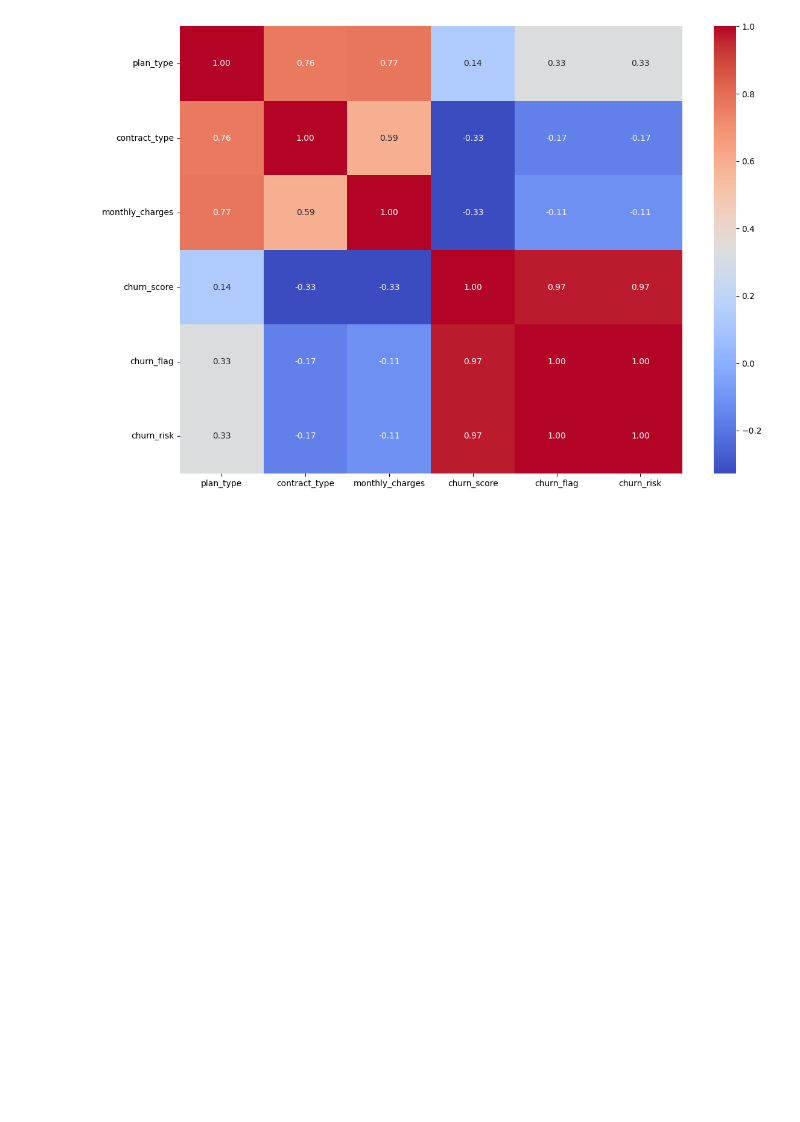
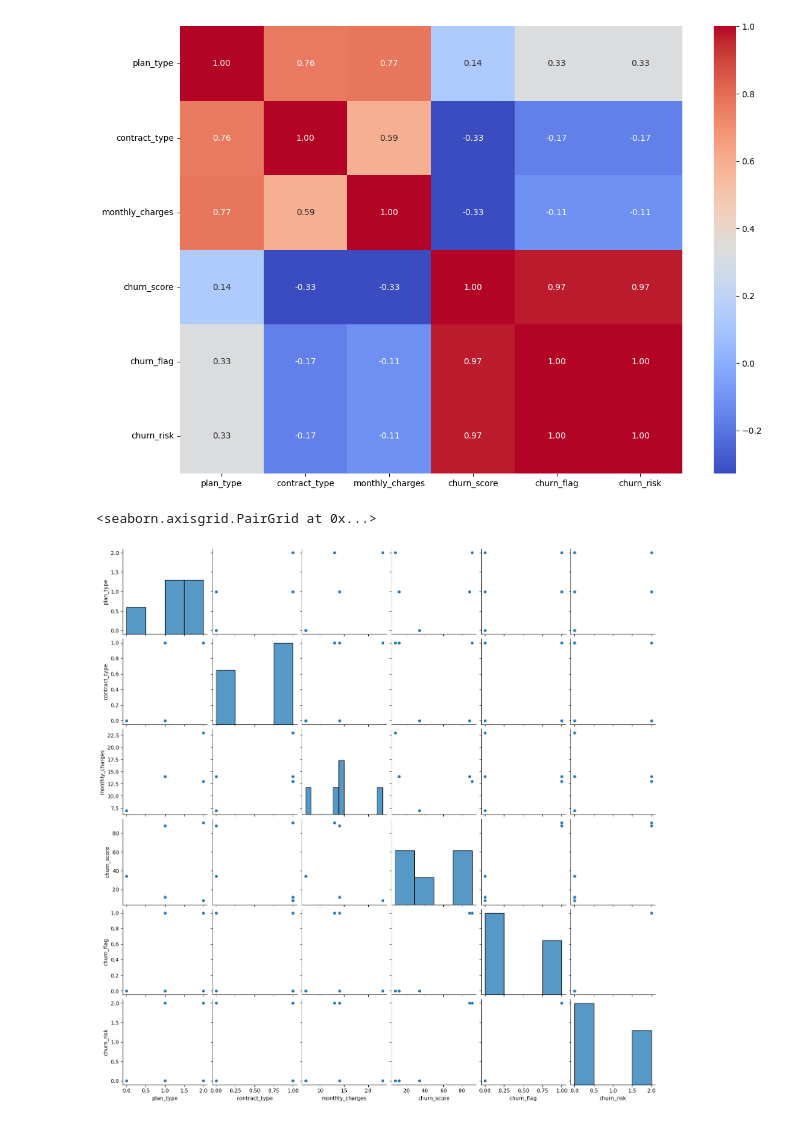
Before and after one commit to Naveengupta2006/churn_analysis, a Jupyter notebook: churn.ipynb, the cells around one changed output. Saved outputs shown, nothing was run; the diff lists cells and outputs as text; code cells hidden in the pictures; blank space fills up the shorter version.

```diff
--- a/churn.ipynb
+++ b/churn.ipynb
@@ -691,3 +691,9 @@ plt.tight_layout()
 plt.show()
 # %% [output]
 [figure]
+# %%
+# pairplot - relatioship in a dataset
+sns.pairplot(df_encoded)
+# %% [output]
+<seaborn.axisgrid.PairGrid at 0x...>
+[figure, added]
```
Also changed, not shown: parts of 11 cells of this notebook, 2 other files.
